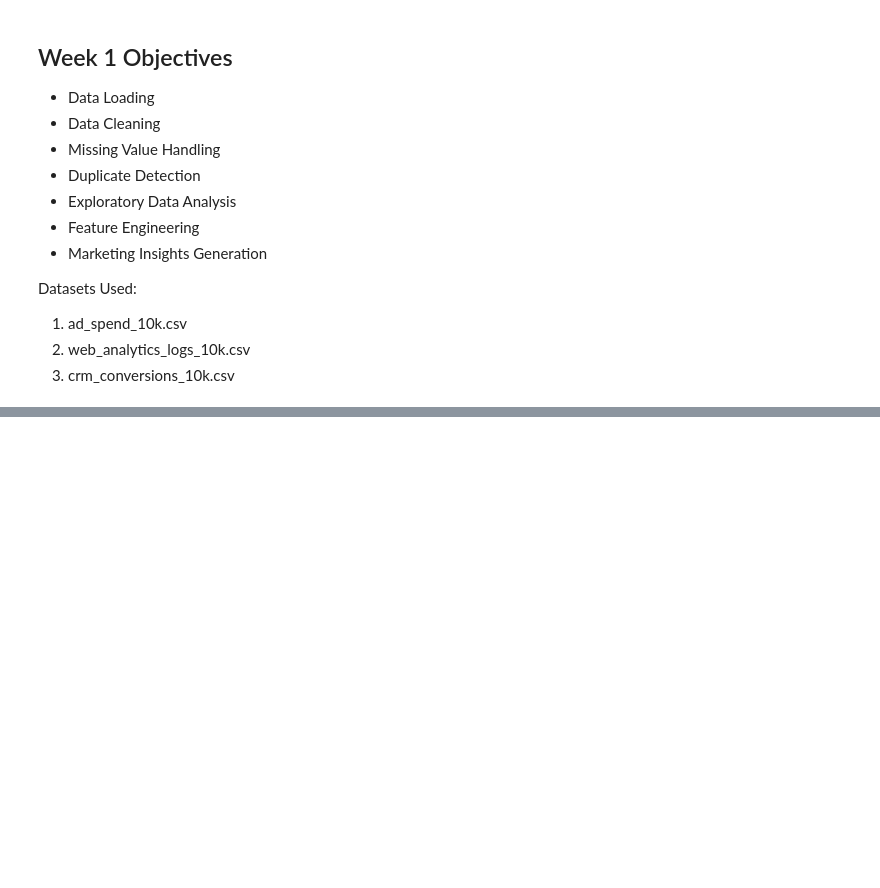
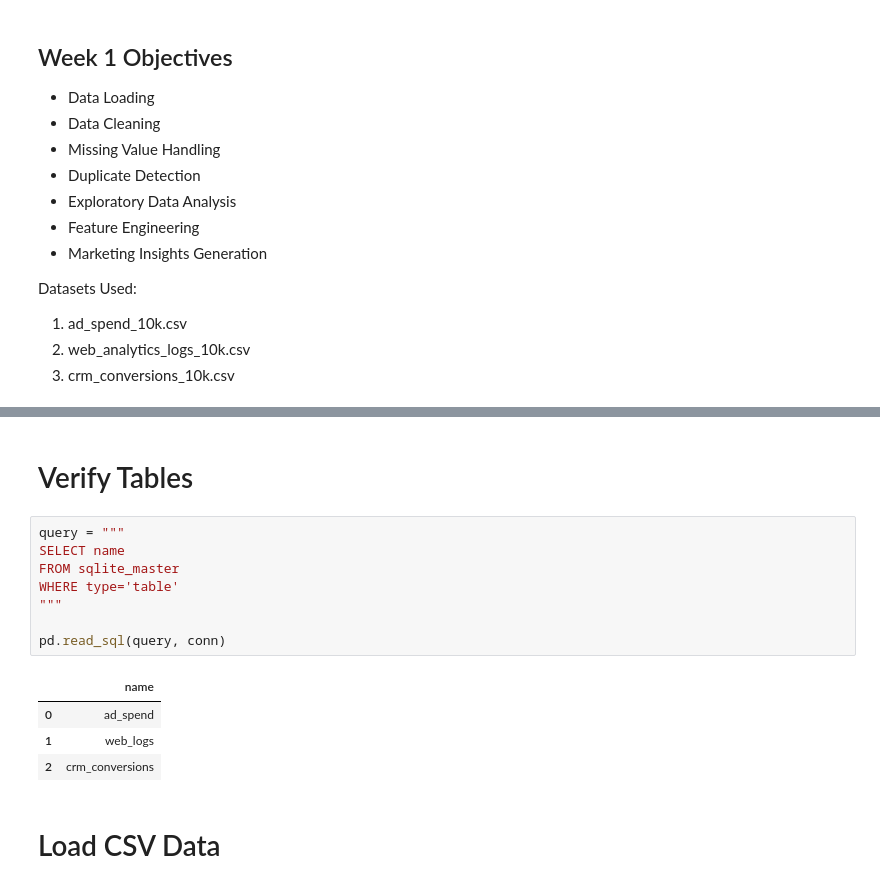
Before and after one commit to hitteshkharyal/Marketing-_ROI_Dashboard, a Jupyter notebook: project1.ipynb, the cells around one changed output, grey strips where cells are left out. Drawn from its saved outputs; the diff is of its cells as text; blank space fills up the shorter version.

```diff
--- a/project1.ipynb
+++ b/project1.ipynb
@@ -909,0 +1012,17 @@ Datasets Used:
+# %% [markdown]
+<h1>Verify Tables</h1>
+# %%
+query = """
+SELECT name
+FROM sqlite_master
+WHERE type='table'
+"""
+
+pd.read_sql(query, conn)
+# %% [output]
+|  | name |
+| 0 | ad_spend |
+| 1 | web_logs |
+| 2 | crm_conversions |
+# %% [markdown]
+<h1>Load CSV Data</h1>
```
Also changed, not shown: parts of 22 cells of this notebook, 1 other file.
